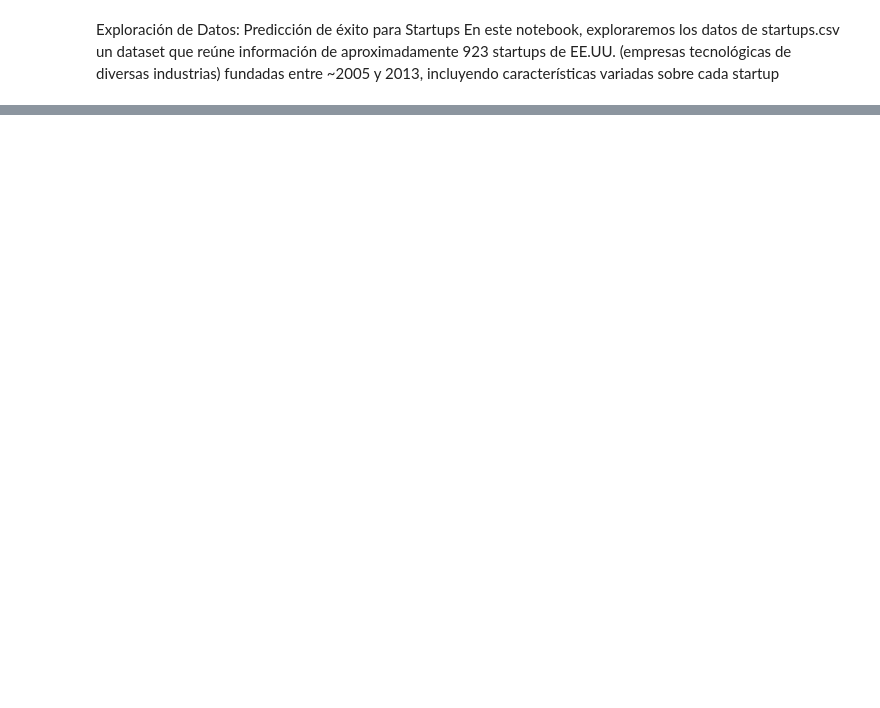
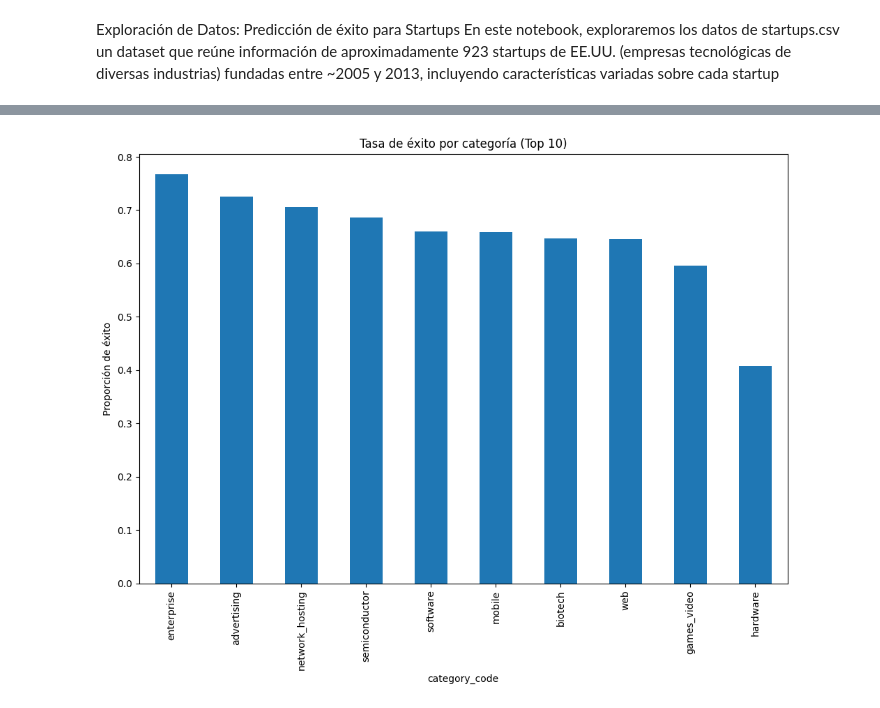
Before and after one commit to AlexLopez-ia/startups-ml, a Jupyter notebook: notebooks/01_eda.ipynb, the cells around one changed output, grey strips where cells are left out. Drawn from its saved outputs; the diff is of its cells as text; code cells hidden in the pictures; blank space fills up the shorter version.

```diff
--- a/notebooks/01_eda.ipynb
+++ b/notebooks/01_eda.ipynb
@@ -83,0 +104,14 @@ dtype: float64
+# %%
+# Análisis por categorías/sectores
+if 'category_code' in df.columns:
+    plt.figure(figsize=(12, 8))
+    top_categories = df['category_code'].value_counts().head(10).index
+    category_success = df[df['category_code'].isin(top_categories)].groupby(['category_code', TARGET_COLUMN]).size().unstack()
+    category_success_rate = category_success.div(category_success.sum(axis=1), axis=0)
+    category_success_rate['acquired'].sort_values(ascending=False).plot(kind='bar')
+    plt.title('Tasa de éxito por categoría (Top 10)')
+    plt.ylabel('Proporción de éxito')
+    plt.savefig('../reports/figures/eda/success_by_category.png')
+    plt.show()
+# %% [output]
+[figure, added]
```
Also changed, not shown: parts of 11 cells of this notebook, 12 other files.
